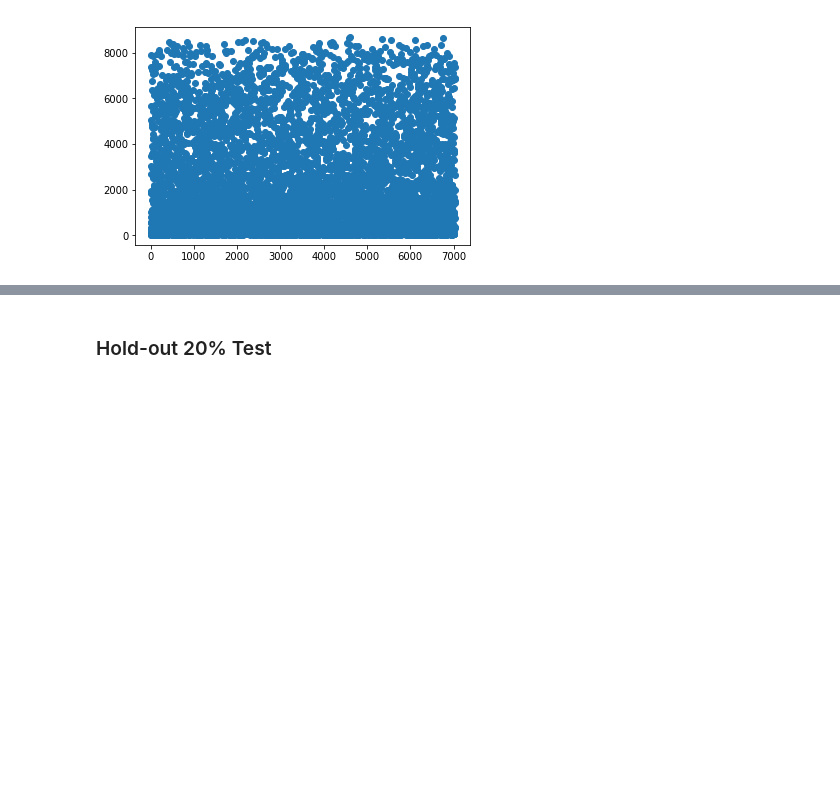
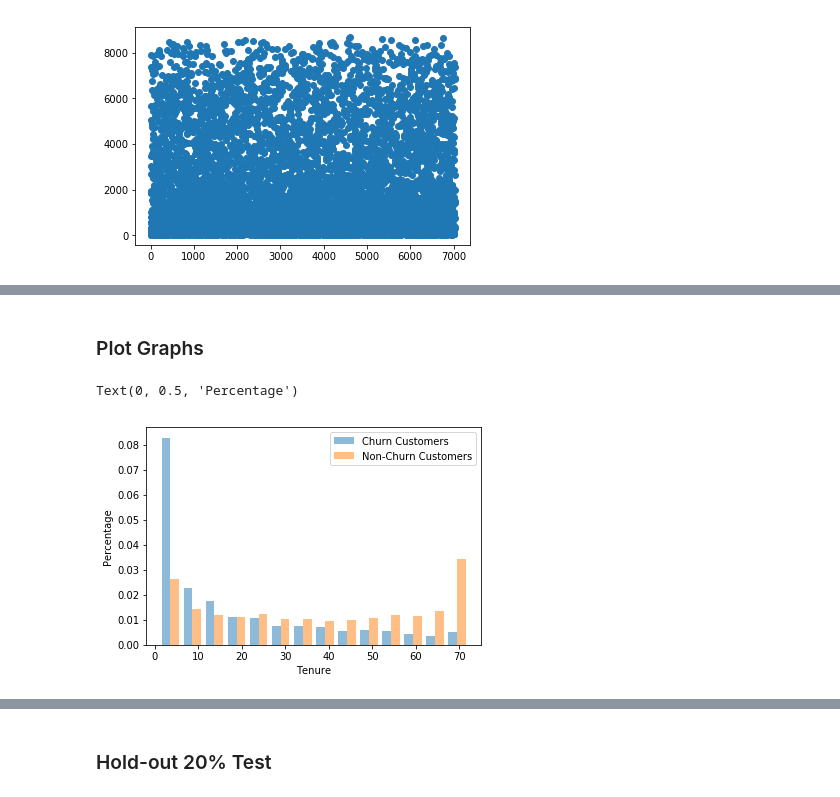
Before and after one commit to ctc316/telco-customer-churn, a Jupyter notebook: telco-customer-churn.ipynb, the cells around one changed output, grey strips where cells are left out. Cells and saved outputs as stored; diff of their text form; code cells hidden in the pictures; blank space fills up the shorter version.

```diff
--- a/telco-customer-churn.ipynb
+++ b/telco-customer-churn.ipynb
@@ -229,0 +272,14 @@ plt.scatter(x=range(len(train_X_num)), y=train_X_num['TotalCharges'])
+# %% [markdown]
+### Plot Graphs
+# %%
+churn = train_data[train_data['Churn'] == 'Yes']
+non_churn = train_data[train_data['Churn'] == 'No']
+
+names = ['Churn Customers', 'Non-Churn Customers']
+plt.hist([churn['tenure'],non_churn['tenure']], bins=(int(non_churn['tenure'].max()/5)), density=True, alpha=0.5, label=names)
+plt.legend(loc='upper right')
+plt.xlabel('Tenure')
+plt.ylabel('Percentage')
+# %% [output]
+Text(0, 0.5, 'Percentage')
+[figure, added]
```
Also changed, not shown: parts of 7 cells of this notebook.
